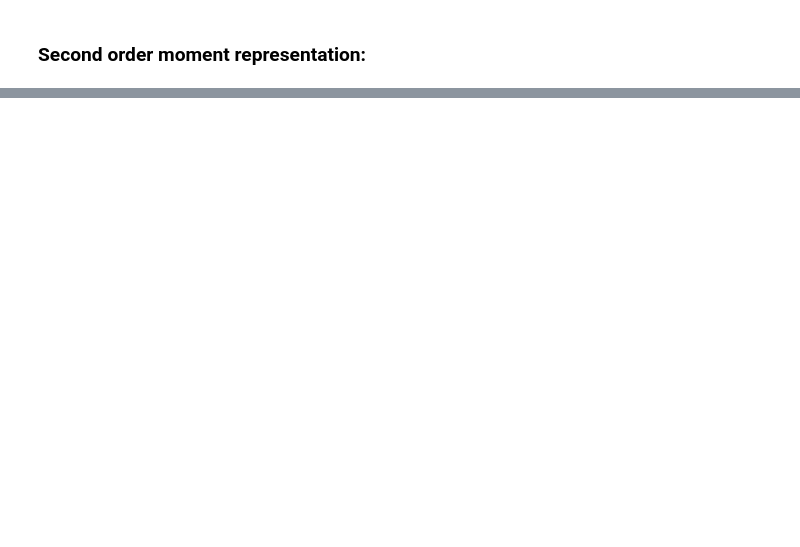
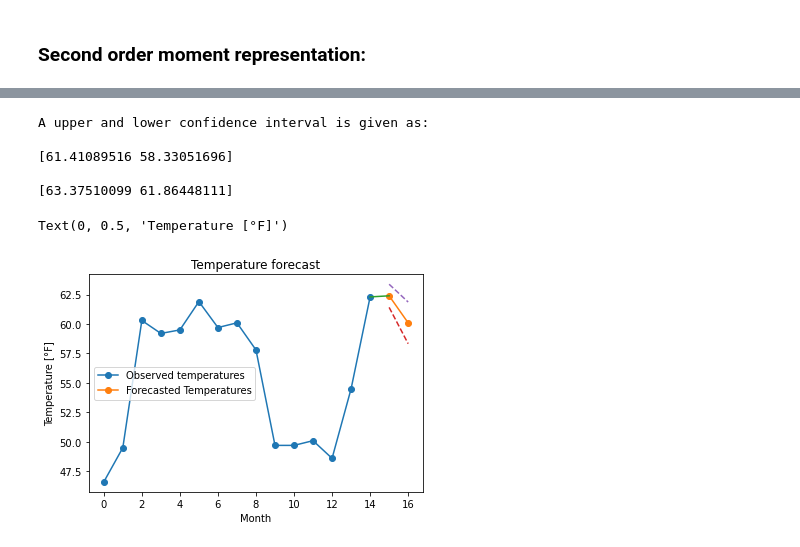
Before and after one commit to emilhaugstvedt/Time-Series-Analysis, a Jupyter notebook: Assignment2/Ass2.ipynb, the cells around one changed output, grey strips where cells are left out. Saved outputs shown, nothing was run; the diff lists cells and outputs as text; code cells hidden in the pictures; blank space fills up the shorter version.

```diff
--- a/Assignment2/Ass2.ipynb
+++ b/Assignment2/Ass2.ipynb
@@ -78,0 +100,12 @@ The variance for realisation 10 is 0.0273
+# %%
+# Put the data into a data frame:
+temp = np.array([46.6, 49.5, 60.3, 59.2, 59.5, 61.9, 59.7, 60.1, 57.8, 49.7, 49.7, 50.1, 48.6, 54.5, 62.3])
+year = np.array([2016, 2016, 2016, 2016, 2017, 2017, 2017, 2017, 2017, 2017, 2017, 2017, 2017, 2017, 2017])
+month = np.array([9, 10, 11, 12, 1, 2, 3, 4, 5, 6, 7, 8, 9, 10, 11])
+
+data = pd.DataFrame()
+data["Year"] = year
+data["Month"] = month
+data["Temp"] = temp
+
+print(data)
@@ -78,0 +129,53 @@ The variance for realisation 10 is 0.0273
+# %%
+# Parameters:
+mu = 55
+sigma = 0.5
+p = 2  # Due to two B's
+d = 0
+q = 1 # One error term
+
+# Seasonal parameters:
+P = 1 # Due to one B at 12
+D = 0
+Q = 0
+s = 12
+
+# Make model:
+#trend = np.poly1d([1, -0.5, -0.3, 0, 0, 0, 0, 0, 0, 0, 0, 0, -0.9])
+model = ARIMA(np.array(data["Temp"]), order= (p, d, q), seasonal_order=(P, D, Q, s))
+
+# Fit model using the provided parameters:
+with model.fix_params({"const": mu, "sigma2": sigma**2,"ar.L1": 0.5, "ar.L2": -0.3, "ar.S.L12": 0.9, "ma.L1": 1}):
+    res = model.fit()
+
+# Forecast:
+forecast = res.get_forecast(2)
+yhat = forecast.predicted_mean
+confInt = np.transpose(forecast.conf_int())
+print("A upper and lower confidence interval is given as: \n")
+print(confInt[0], "\n")
+print(confInt[1], "\n")
+
+
+# Time vectors for plotting:
+timeVectorData = [t for t in range(len(data))]
+timeVectorForecast = [t for t in range(len(data), len(data) + len(yhat))]
+
+# Plot
+plt.plot(timeVectorData, data["Temp"], "-o")
+plt.plot(timeVectorForecast, yhat, "-o")
+plt.plot([14,15], [data["Temp"][len(data)-1], yhat[0]]) # Connecting the two graphs for visuals.
+plt.plot(timeVectorForecast, confInt[0], "--")
+plt.plot(timeVectorForecast, confInt[1], "--")
+plt.title("Temperature forecast")
+plt.legend(["Observed temperatures", "Forecasted Temperatures"])
+plt.xlabel("Month")
+plt.ylabel("Temperature [°F]")
+# %% [output]
+A upper and lower confidence interval is given as:
+
+[61.41089516 58.33051696]
+
+[63.37510099 61.86448111]
+Text(0, 0.5, 'Temperature [°F]')
+[figure, added]
```
Also changed, not shown: parts of 22 cells of this notebook.
